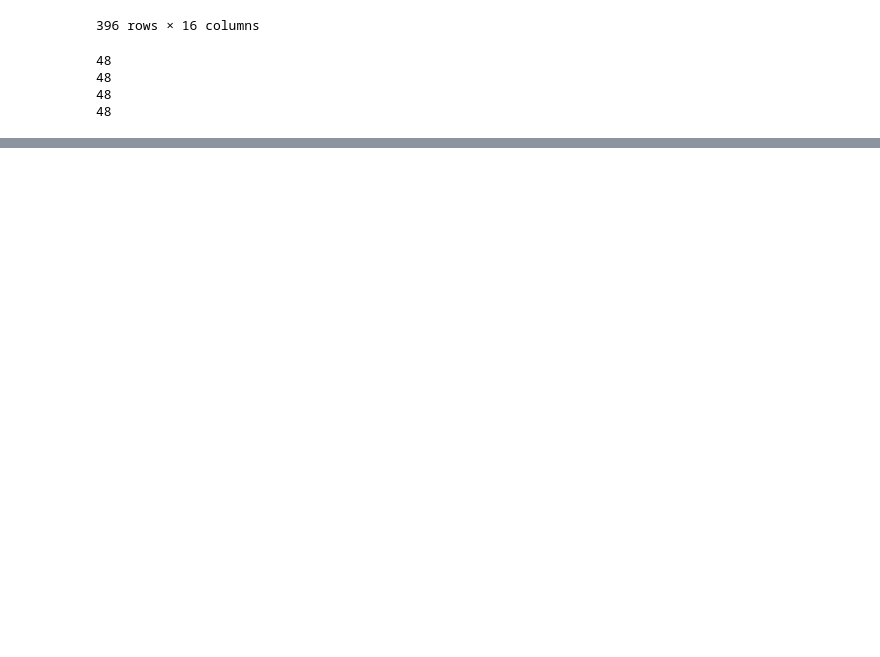
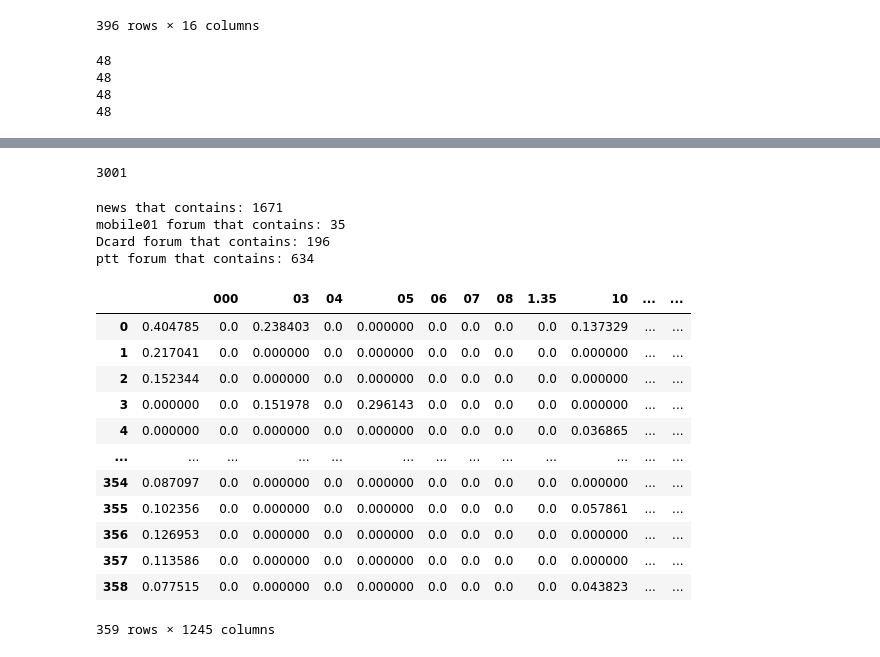
Before and after one commit to ruby0322/bda-midterm-project, a Jupyter notebook: bda_midterm_project.ipynb, the cells around one changed output, grey strips where cells are left out. Drawn from its saved outputs; the diff is of its cells as text; code cells hidden in the pictures; blank space fills up the shorter version.

Commit message:
add: words processing using jieba/tfidfvactorizer

```diff
--- a/bda_midterm_project.ipynb
+++ b/bda_midterm_project.ipynb
@@ -242,0 +293,72 @@ print(ai_stock_fin['stock_symbol'].nunique())
+# %%
+# 字串以正則化處理去除中文字元以外的字元
+def clearSentence(sentence):
+    return re.sub(r'[^\u4e00-\u9fa5]+', '', sentence)
+
+with open('stopwords_zh.txt', 'r', encoding = 'utf-8') as file:
+    stopwords = file.read().splitlines()
+file.close()
+
+stopwords += read_stopwords_list()
+stopwords += ['記者', '報導']
+stopwords += ['lex', '①①', '①②', '①③', '①④', '①⑤', '①⑥', '①⑦', '①⑧', '①⑨', '①ａ', '①ｂ', '①ｃ', '①ｄ', '①ｅ', '①ｆ', '①ｇ', '①ｈ', '①ｉ', '①ｏ', '②①', '②②', '②③', '②④', '②⑤', '②⑥', '②⑦', '②⑧', '②⑩', '②ａ', '②ｂ', '②ｄ', '②ｅ', '②ｆ', '②ｇ', '②ｈ', '②ｉ', '②ｊ', '③①', '③⑩', '③ａ', '③ｂ', '③ｃ', '③ｄ', '③ｅ', '③ｆ', '③ｇ', '③ｈ', '④ａ', '④ｂ', '④ｃ', '④ｄ', '④ｅ', '⑤ａ', '⑤ｂ', '⑤ｄ', '⑤ｅ', '⑤ｆ', '１２', 'ｌｉ', 'ｚｘｆｉｔｌ']
+print(len(stopwords))
+# %% [output]
+3001
+# %%
+company = ['東元']
+# %%
+def where_key_words_in(df):
+  result = pd.DataFrame()
+  for i in range(len(company)):
+    temp = df[df['title'].str.contains(company[i]) | df['content'].str.contains(company[i])]
+    result = pd.concat([result, temp], ignore_index=True)
+  return result
+# %%
+news_1504_part1 = where_key_words_in(data['內容數據新聞1'])
+news_1504_part2 = where_key_words_in(data['內容數據新聞2'])
+news_1504_part3 = where_key_words_in(data['內容數據新聞3'])
+
+news_1504 = pd.concat([news_1504_part1, news_1504_part2, news_1504_part3], ignore_index=True)
+print("news that contains:", len(news_1504))
+
+
+forum_mobile01_1504_part1 = where_key_words_in(data['討論數據mobile01-1'])
+forum_mobile01_1504_part2 = where_key_words_in(data['討論數據mobile01-2'])
+
+forum_mobile01_1504 = pd.concat([forum_mobile01_1504_part1, forum_mobile01_1504_part2], ignore_index=True)
+print("mobile01 forum that contains:", len(forum_mobile01_1504))
+
+
+forum_Dcard_1504 = where_key_words_in(data['討論數據dcard'])
+print("Dcard forum that contains:", len(forum_Dcard_1504))
+
+forum_ptt_1504 = where_key_words_in(data['討論數據ptt'])
+print("ptt forum that contains:", len(forum_ptt_1504))
+# %% [output]
+news that contains: 1671
+mobile01 forum that contains: 35
+Dcard forum that contains: 196
+ptt forum that contains: 634
+# %%
+TFIDF_vectorizer = TfidfVectorizer(stop_words=stopwords, tokenizer=jieba.lcut, max_df = 1., min_df = 10)
+TFIDF_vectors = TFIDF_vectorizer.fit_transform(news_1504_part1['content'].values)
+result_TFIDF_vectors = np.float16(TFIDF_vectors.toarray())
+df = pd.DataFrame(result_TFIDF_vectors, columns=TFIDF_vectorizer.get_feature_names_out())
+
+#df.to_excel('TFIDF_output.xlsx', engine='openpyxl')
+df
+# %% [output]
+|  |  | 000 | 03 | 04 | 05 | 06 | 07 | 08 | 1.35 | 10 | ... | ... |
+| 0 | 0.404785 | 0.0 | 0.238403 | 0.0 | 0.000000 | 0.0 | 0.0 | 0.0 | 0.0 | 0.137329 | ... | ... |
+| 1 | 0.217041 | 0.0 | 0.000000 | 0.0 | 0.000000 | 0.0 | 0.0 | 0.0 | 0.0 | 0.000000 | ... | ... |
+| 2 | 0.152344 | 0.0 | 0.000000 | 0.0 | 0.000000 | 0.0 | 0.0 | 0.0 | 0.0 | 0.000000 | ... | ... |
+| 3 | 0.000000 | 0.0 | 0.151978 | 0.0 | 0.296143 | 0.0 | 0.0 | 0.0 | 0.0 | 0.000000 | ... | ... |
+| 4 | 0.000000 | 0.0 | 0.000000 | 0.0 | 0.000000 | 0.0 | 0.0 | 0.0 | 0.0 | 0.036865 | ... | ... |
+| ... | ... | ... | ... | ... | ... | ... | ... | ... | ... | ... | ... | ... |
+| 354 | 0.087097 | 0.0 | 0.000000 | 0.0 | 0.000000 | 0.0 | 0.0 | 0.0 | 0.0 | 0.000000 | ... | ... |
+| 355 | 0.102356 | 0.0 | 0.000000 | 0.0 | 0.000000 | 0.0 | 0.0 | 0.0 | 0.0 | 0.057861 | ... | ... |
+| 356 | 0.126953 | 0.0 | 0.000000 | 0.0 | 0.000000 | 0.0 | 0.0 | 0.0 | 0.0 | 0.000000 | ... | ... |
+| 357 | 0.113586 | 0.0 | 0.000000 | 0.0 | 0.000000 | 0.0 | 0.0 | 0.0 | 0.0 | 0.000000 | ... | ... |
+| 358 | 0.077515 | 0.0 | 0.000000 | 0.0 | 0.000000 | 0.0 | 0.0 | 0.0 | 0.0 | 0.043823 | ... | ... |
+359 rows × 1245 columns
```
Also changed, not shown: parts of 11 cells of this notebook.
